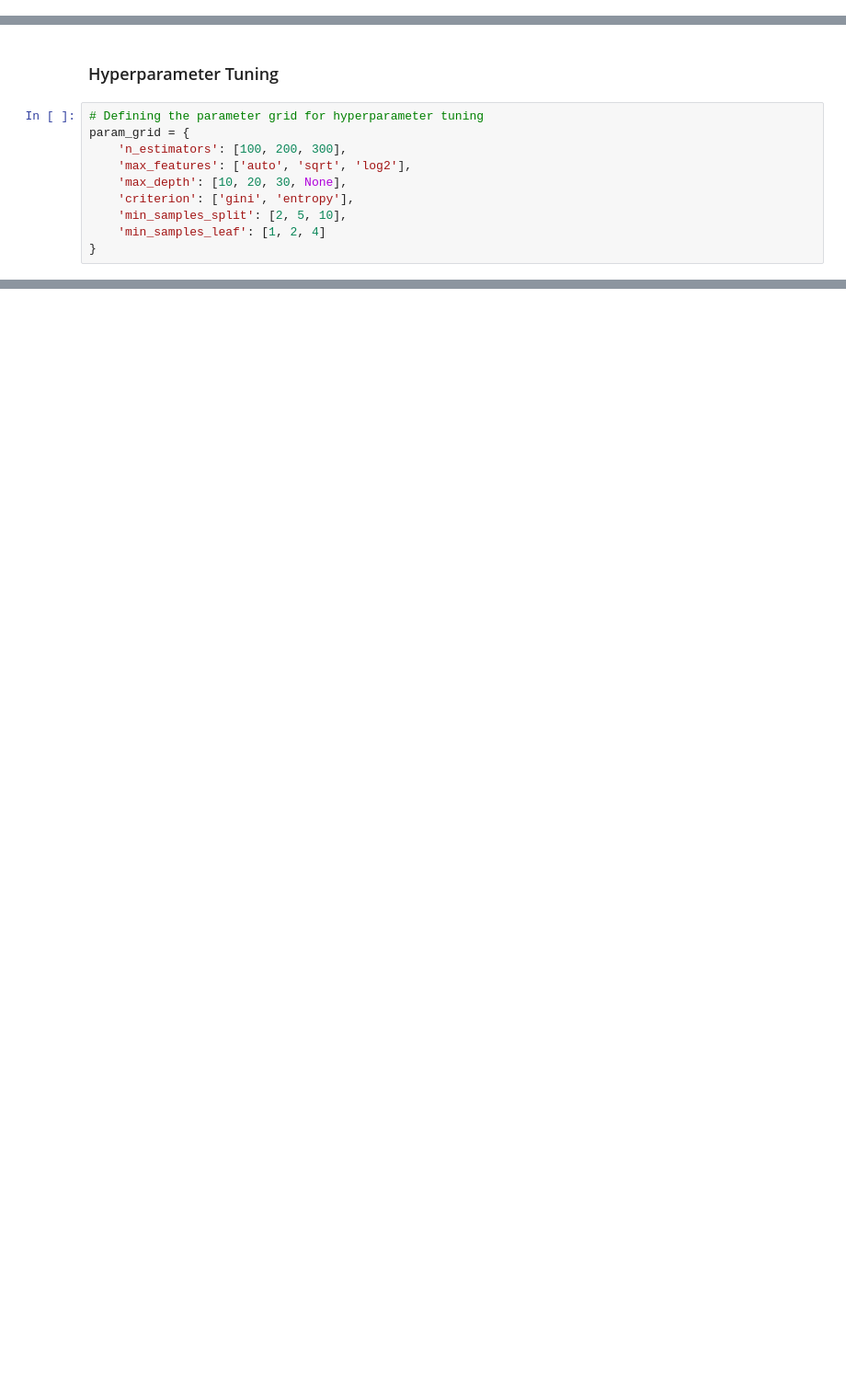
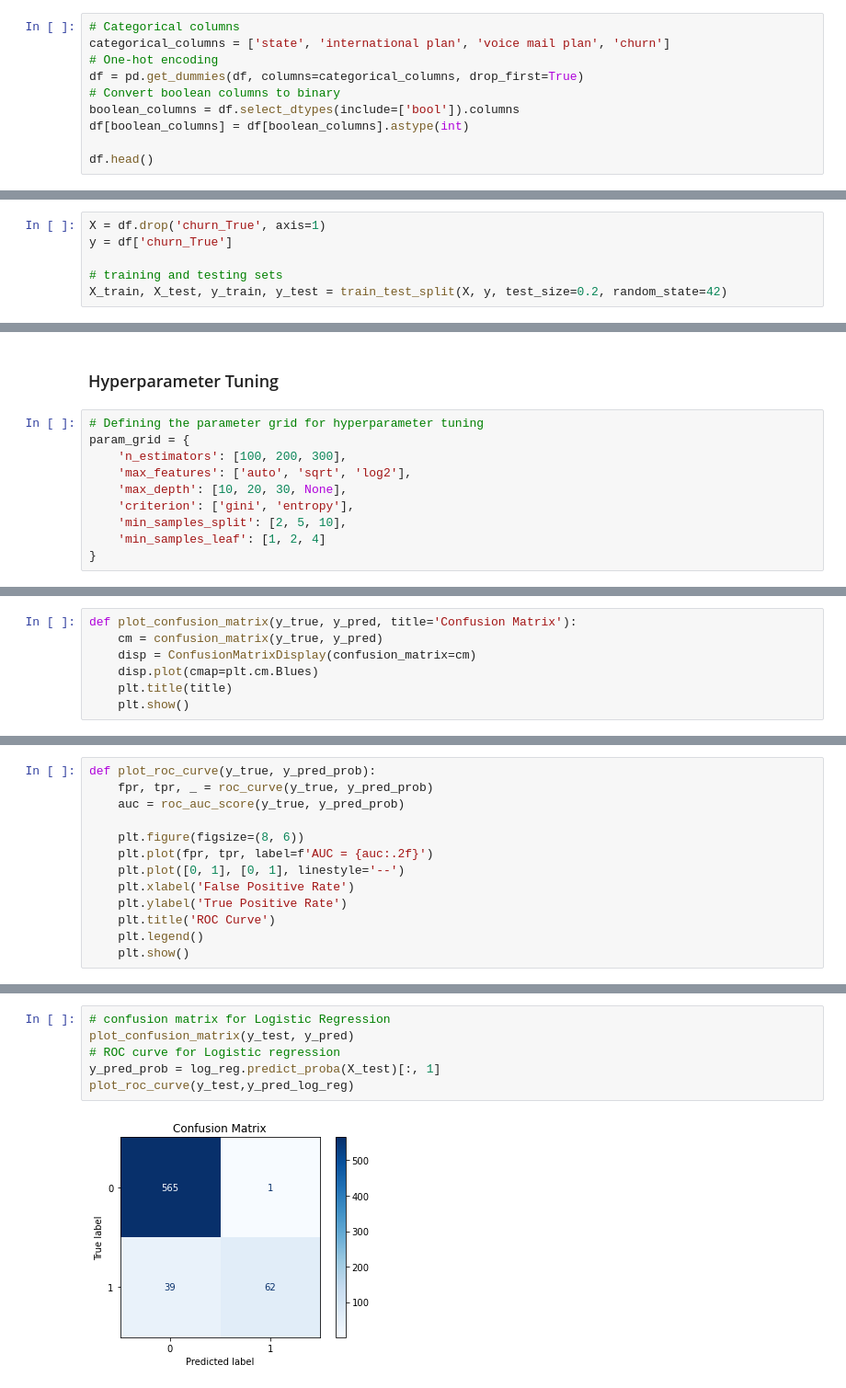
Before and after one commit to Harry-Atulah/phase3_project, a Jupyter notebook: student.ipynb, the cells around one changed output, grey strips where cells are left out. Shown at 92% size. Saved outputs shown, nothing was run; the diff lists cells and outputs as text; blank space fills up the shorter version.

Commit message:
Model visualizations

```diff
--- a/student.ipynb
+++ b/student.ipynb
@@ -212,0 +232,10 @@ The aforementioned illustrates how categorical attributes, such as state, intern
+# %%
+# Categorical columns
+categorical_columns = ['state', 'international plan', 'voice mail plan', 'churn']
+# One-hot encoding
+df = pd.get_dummies(df, columns=categorical_columns, drop_first=True)
+# Convert boolean columns to binary
+boolean_columns = df.select_dtypes(include=['bool']).columns
+df[boolean_columns] = df[boolean_columns].astype(int)
+
+df.head()
@@ -251,3 +254,9 @@ X_test = preprocessor.transform(X_test)
+# %%
+X = df.drop('churn_True', axis=1)
+y = df['churn_True']
+
+# training and testing sets
+X_train, X_test, y_train, y_test = train_test_split(X, y, test_size=0.2, random_state=42)
 # %% [markdown]
 ### Logistic Regression
 # %%
@@ -468,0 +565,7 @@ Feature Importance:
+# %%
+def plot_confusion_matrix(y_true, y_pred, title='Confusion Matrix'):
+    cm = confusion_matrix(y_true, y_pred)
+    disp = ConfusionMatrixDisplay(confusion_matrix=cm)
+    disp.plot(cmap=plt.cm.Blues)
+    plt.title(title)
+    plt.show()
@@ -468,0 +587,13 @@ Feature Importance:
+# %%
+def plot_roc_curve(y_true, y_pred_prob):
+    fpr, tpr, _ = roc_curve(y_true, y_pred_prob)
+    auc = roc_auc_score(y_true, y_pred_prob)
+
+    plt.figure(figsize=(8, 6))
+    plt.plot(fpr, tpr, label=f'AUC = {auc:.2f}')
+    plt.plot([0, 1], [0, 1], linestyle='--')
+    plt.xlabel('False Positive Rate')
+    plt.ylabel('True Positive Rate')
+    plt.title('ROC Curve')
+    plt.legend()
+    plt.show()
@@ -468,0 +602,8 @@ Feature Importance:
+# %%
+# confusion matrix for Logistic Regression
+plot_confusion_matrix(y_test, y_pred)
+# ROC curve for Logistic regression
+y_pred_prob = log_reg.predict_proba(X_test)[:, 1]
+plot_roc_curve(y_test,y_pred_log_reg)
+# %% [output]
+[figure, added]
```
Also changed, not shown: parts of 37 cells of this notebook.
